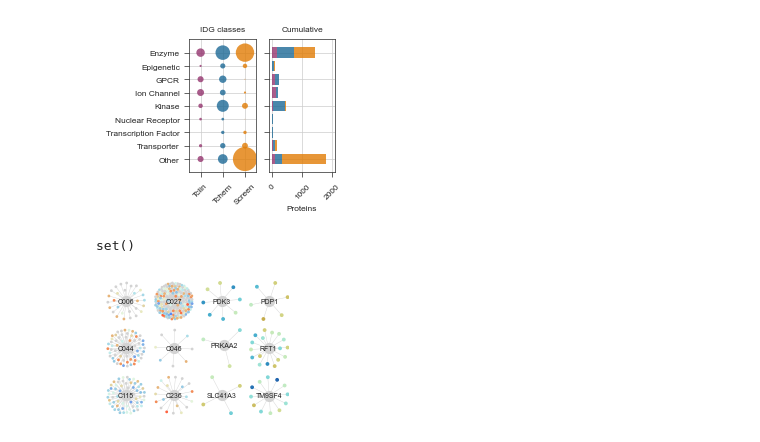
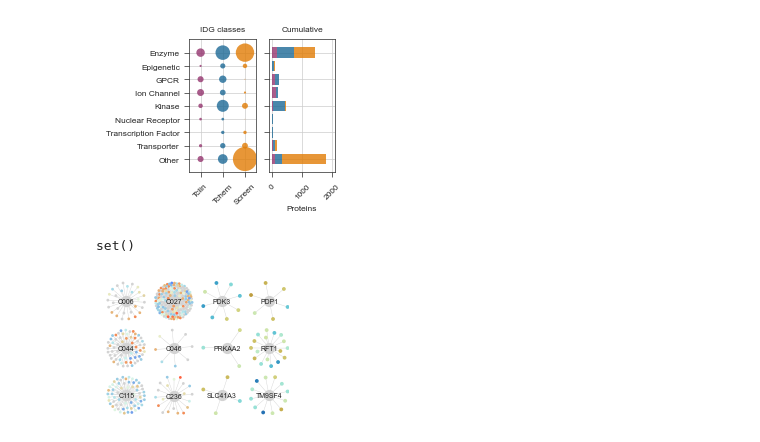
Before and after one commit to ligand-discovery/primary-paper-figures, a Jupyter notebook: notebooks/Figure-01.ipynb, the cells around one changed output. Saved outputs shown, nothing was run; the diff lists cells and outputs as text; code cells hidden in the pictures.

```diff
--- a/notebooks/Figure-01.ipynb
+++ b/notebooks/Figure-01.ipynb
@@ -26,6 +26,11 @@ for r in df.values:
 df = pd.read_csv("../data/enamine_stock.csv")
 screened_smiles = [fid2smi[fid] for fid in fids]
 other_smiles = df["smiles"].tolist()
+fid2naked = {}
+with open("../data/fid2naked.tsv", "r") as f:
+    reader = csv.reader(f, delimiter="\t")
+    for r in reader:
+        fid2naked[r[0]] = r[1]
 # %%
 all_smiles = screened_smiles + other_smiles
 fe = FragmentEmbedder()
@@ -62,7 +67,7 @@ for i, fid in enumerate(fids):
         sel = 1
     else:
         sel = 0
-    mw = Descriptors.ExactMolWt(Chem.MolFromSmiles(fid2smi[fid]))
+    mw = Descriptors.ExactMolWt(Chem.MolFromSmiles(fid2naked[fid]))
     R += [[fid, Xt[i, 0], Xt[i, 1], 1, sel, mw]]
 
 for i in range(len(other_smiles)):
@@ -76,7 +81,7 @@ from scipy import interpolate
 fig, ax = plt.subplots(1,1,figsize=(PAPER_WIDTH/2.6, PAPER_WIDTH/2.6))
 
 cmap = ContinuousColorMap(cmap="spectral")
-cmap.fit([250, 450])
+cmap.fit([150, 350])
 ax.scatter(df["X"], df["Y"], s=0.5, color=NamedColors().gray, alpha=0.5)
 colors = cmap.transform(df[df["CeMM"] == 1]["MW"])
 x = df[df["CeMM"] == 1]["X"].tolist()
@@ -111,7 +116,7 @@ leg_start = xlim[0] + rng*0.3
 leg_end = xlim[1] - rng*0.3
 
 leg_rng = leg_end - leg_start
-mw_ranges = np.linspace(250, 450, 100)
+mw_ranges = np.linspace(150, 350, 100)
 colors = cmap.transform(mw_ranges)
 rect_starts = np.linspace(leg_start, leg_end, 100)
 for i, x in enumerate(rect_starts[:-1]):
@@ -119,18 +124,18 @@ for i, x in enumerate(rect_starts[:-1]):
     ax.add_patch(r)
 
 func = interpolate.interp1d(mw_ranges, rect_starts)
-vals = [250, 300, 350, 400, 450]
+vals = [150, 200, 250, 300, 350]
 ticks = func(vals)
 
 for i, t in enumerate(ticks):
     ax.plot([t, t], [ylim[0], ylim[0]+2], color="black", lw=0.5)
     ax.text(t, ylim[0]+4, s=vals[i], fontsize=6, va="center", ha="center")
-ax.plot(func([250, 450]), [ylim[0], ylim[0]], color="black", lw=0.5)
-ax.plot(func([250, 250]), [ylim[0]+2, ylim[0]+2], color="black", lw=0.5)
-ax.plot(func([250, 450]), [ylim[0]+2, ylim[0]+2], color="black", lw=0.5)
-ax.plot(func([450, 450]), [ylim[0], ylim[0]+2], color="black", lw=0.5)
+ax.plot(func([150, 350]), [ylim[0], ylim[0]], color="black", lw=0.5)
+ax.plot(func([150, 150]), [ylim[0]+2, ylim[0]+2], color="black", lw=0.5)
+ax.plot(func([150, 350]), [ylim[0]+2, ylim[0]+2], color="black", lw=0.5)
+ax.plot(func([350, 350]), [ylim[0], ylim[0]+2], color="black", lw=0.5)
 
-ax.text(0.5*(leg_end-leg_start)+leg_start, ylim[0]-4, "MW (incl. CRF)", va="center", ha="center", fontsize=6)
+ax.text(0.5*(leg_end-leg_start)+leg_start, ylim[0]-4, "MW (excl. CRF)", va="center", ha="center", fontsize=6)
 
 ax.text(xlim[0]+0.5*(xlim[1] - xlim[0]), ylim[0]-12.5, "Screened FFFs\n~6000 commercial FFFs", fontsize=6, va="center", ha="center")
 
@@ -917,9 +926,23 @@ stylia.save_figure("../assets/Figure01_I.pdf")
 # %%
 import networkx as nx
 import stylia
+import h5py
+
+with h5py.File("../data/Xp_panther.h5", "r") as f:
+    pids = [x.decode() for x in f["Keys"][:]]
+
+def lighten_color(color, amount=0.5):
+    import matplotlib.colors as mc
+    import colorsys
+    try:
+        c = mc.cnames[color]
+    except:
+        c = color
+    c = colorsys.rgb_to_hls(*mc.to_rgb(c))
+    return colorsys.hls_to_rgb(c[0], 1 - amount * (1 - c[1]), c[2])
 
 cmap_mw = ContinuousColorMap(cmap="spectral")
-cmap_mw.fit([250, 450])
+cmap_mw.fit([150, 350])
 
 name2pid = dict((v,k) for k,v in pid2name.items())
 
@@ -932,7 +955,7 @@ def get_protein_color(pid):
         return lighten_color(cmap.transform([remap[cluster_id]])[0], amount=0.5)
 
 def get_fragment_color(fid):
-    smi = fid2smi[fid]
+    smi = fid2naked[fid]
     mw = Descriptors.MolWt(Chem.MolFromSmiles(smi))
     return cmap_mw.transform([mw])[0]
 
@@ -992,31 +1015,31 @@ def plot_protein_network(ax, gene_name):
 
 fig, axs = stylia.create_figure(3, 4, width=PAPER_WIDTH*0.4*0.7, height=PAPER_WIDTH*0.3*0.7)
 
 f_idxs = []
 p_idxs = []
 for i in range(3):
     for j in range(4):
         if j >= 2:
             p_idxs += [(i, j)]
         else:
             f_idxs += [(i, j)]
 
 my_fragments = ["C006", "C027", "C044", "C046", "C115", "C236"]
 
 for i, sel in enumerate(my_fragments):
     ax = axs[f_idxs[i]]
     plot_fragment_network(ax, sel)
 
 
 selected_proteins = random.sample(list(set(db["geneName"])), 6)
 selected_proteins = sorted(["PDP1", "TM9SF4", "SLC41A3", "PRKAA2", "RFT1", "PDK3"])
 print(set(selected_proteins).difference(db["geneName"]))
 for i, sel in enumerate(selected_proteins):
     ax = axs[p_idxs[i]]
     plot_protein_network(ax, sel)
 
 stylia.save_figure("../assets/Figure01_H.png")
 stylia.save_figure("../assets/Figure01_H.pdf")
 # %% [output]
 set()
-[figure, old version]
+[figure, new version]
```
Also changed, not shown: parts of 5 cells of this notebook, 45 other files.
